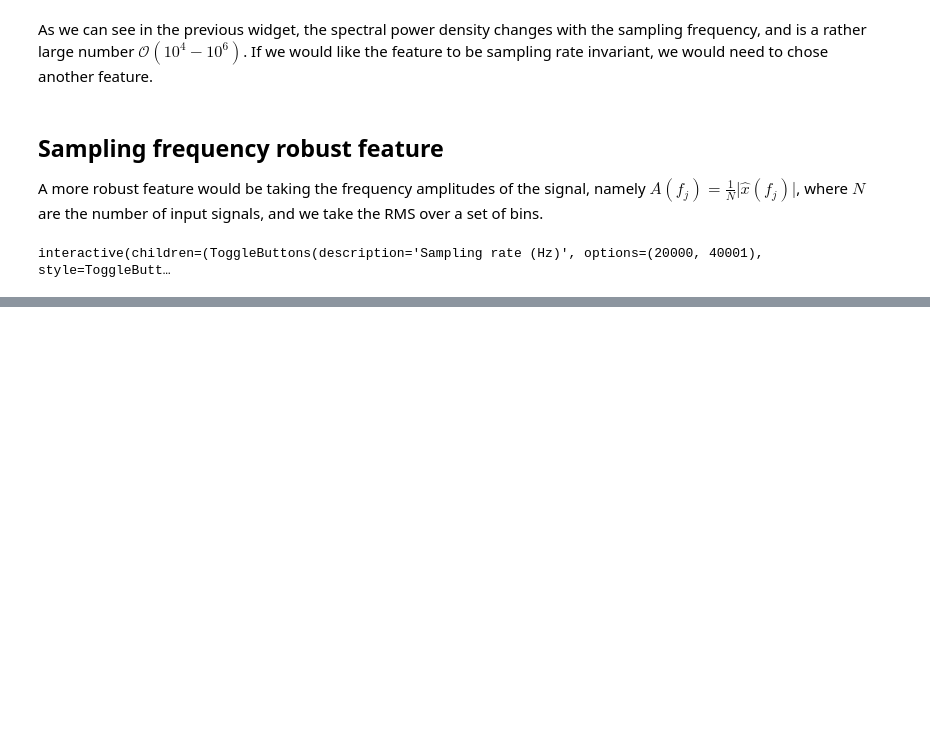
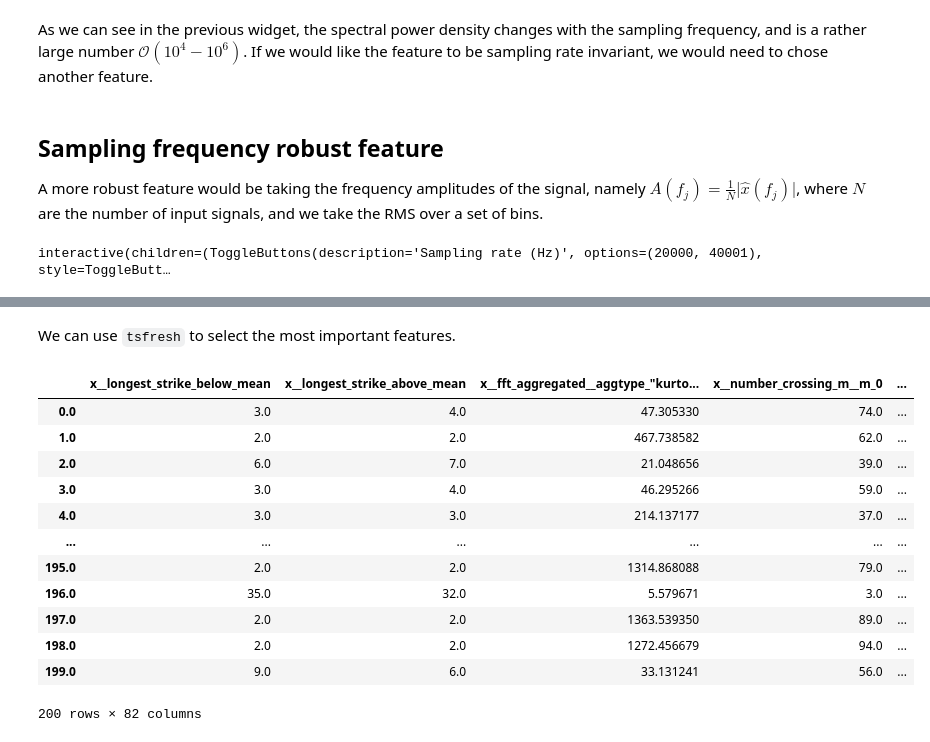
Before and after one commit to jorgensd/GearVibrationWorkshop, a Jupyter notebook: features.ipynb, the cells around one changed output, grey strips where cells are left out. Cells and saved outputs as stored; diff of their text form; code cells hidden in the pictures; blank space fills up the shorter version.

```diff
--- a/features.ipynb
+++ b/features.ipynb
@@ -128,0 +229,20 @@ interactive(children=(ToggleButtons(description='Sampling rate (Hz)', options=(2
+# %% [markdown]
+We can use `tsfresh` to select the most important features.
+# %%
+labeling = pandas.Series(label)
+features_filtered = select_features(features, labeling)
+features_filtered
+# %% [output]
+|  | x__longest_strike_below_mean | x__longest_strike_above_mean | x__fft_aggregated__aggtype_"kurto... | x__number_crossing_m__m_0 | ... |
+| 0.0 | 3.0 | 4.0 | 47.305330 | 74.0 | ... |
+| 1.0 | 2.0 | 2.0 | 467.738582 | 62.0 | ... |
+| 2.0 | 6.0 | 7.0 | 21.048656 | 39.0 | ... |
+| 3.0 | 3.0 | 4.0 | 46.295266 | 59.0 | ... |
+| 4.0 | 3.0 | 3.0 | 214.137177 | 37.0 | ... |
+| ... | ... | ... | ... | ... | ... |
+| 195.0 | 2.0 | 2.0 | 1314.868088 | 79.0 | ... |
+| 196.0 | 35.0 | 32.0 | 5.579671 | 3.0 | ... |
+| 197.0 | 2.0 | 2.0 | 1363.539350 | 89.0 | ... |
+| 198.0 | 2.0 | 2.0 | 1272.456679 | 94.0 | ... |
+| 199.0 | 9.0 | 6.0 | 33.131241 | 56.0 | ... |
+200 rows × 82 columns
```
Also changed, not shown: parts of 12 cells of this notebook, 1 other file.
